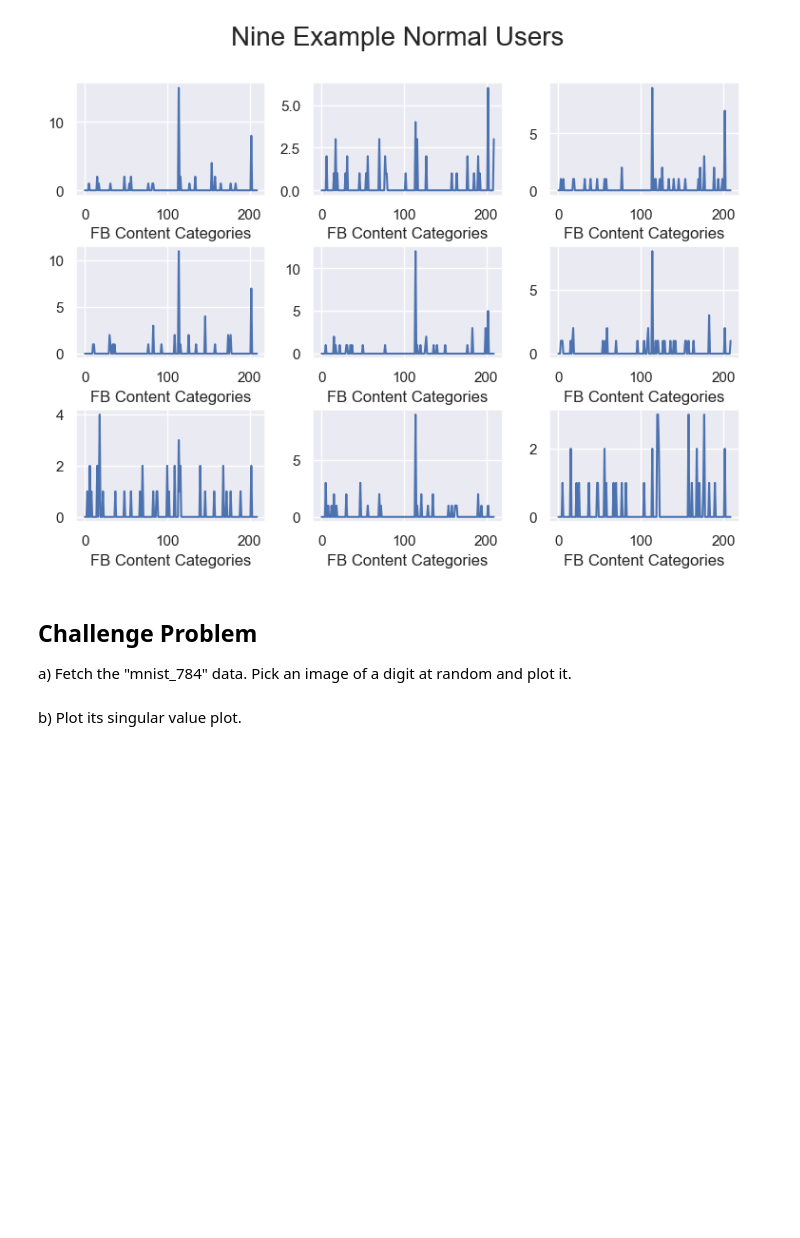
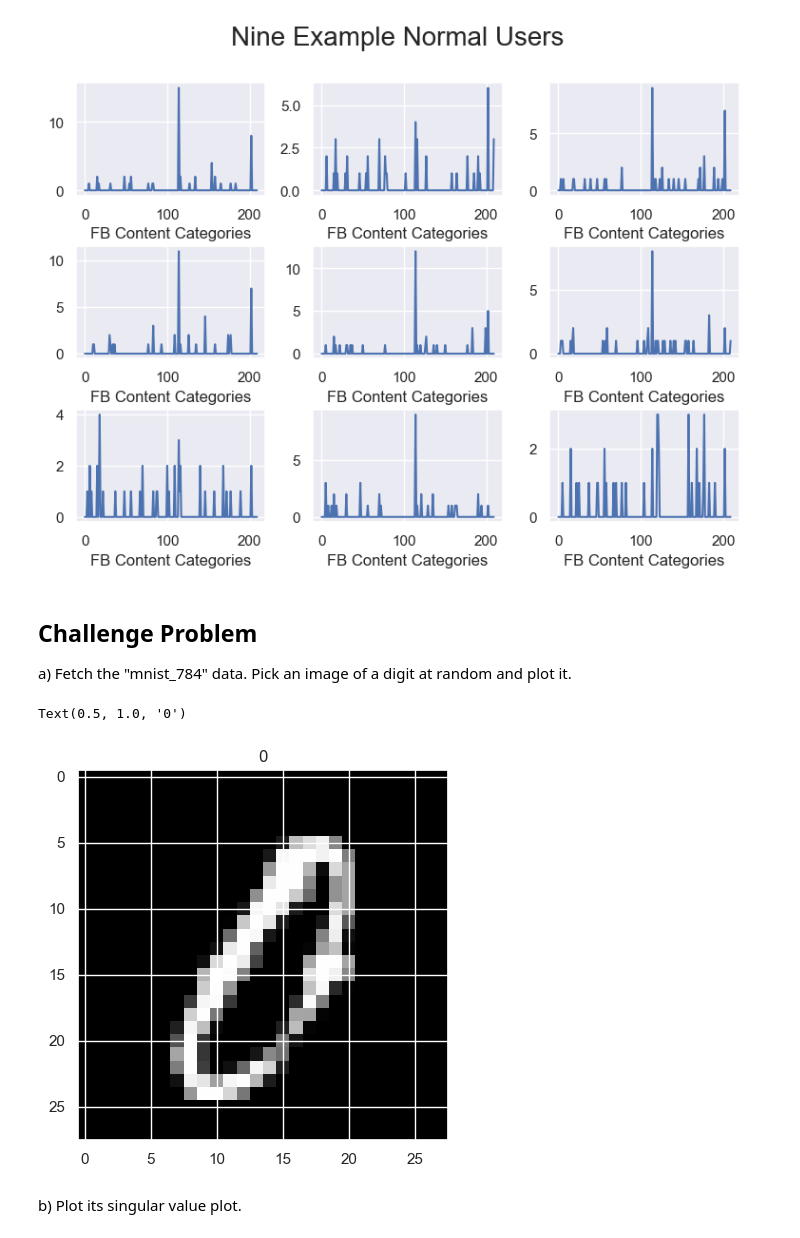
Before and after one commit to jtjohnnyx/Data-Science-Fundamentals, a Jupyter notebook: lecture_10/worksheet_10.ipynb, the cells around one changed output. Saved outputs shown, nothing was run; the diff lists cells and outputs as text; code cells hidden in the pictures; blank space fills up the shorter version.

```diff
--- a/lecture_10/worksheet_10.ipynb
+++ b/lecture_10/worksheet_10.ipynb
@@ -337,10 +326,21 @@ a) Fetch the "mnist_784" data. Pick an image of a digit at random and plot it.
 # %%
 import matplotlib.pyplot as plt
 
 from sklearn.datasets import fetch_openml
 
 X, y = fetch_openml(name="mnist_784", version=1, return_X_y=True, as_frame=False)
 
 # your code here
+
+r = np.random.randint(0, len(y))
+
+mnist1 = X[r].reshape(28, 28)
+
+plt.figure()
+plt.imshow(mnist1, cmap = cm.Greys_r)
+plt.title(y[r])
+# %% [output]
+Text(0.5, 1.0, '0')
+[figure, added]
 # %% [markdown]
 b) Plot its singular value plot.
```
Also changed, not shown: parts of 11 cells of this notebook.
